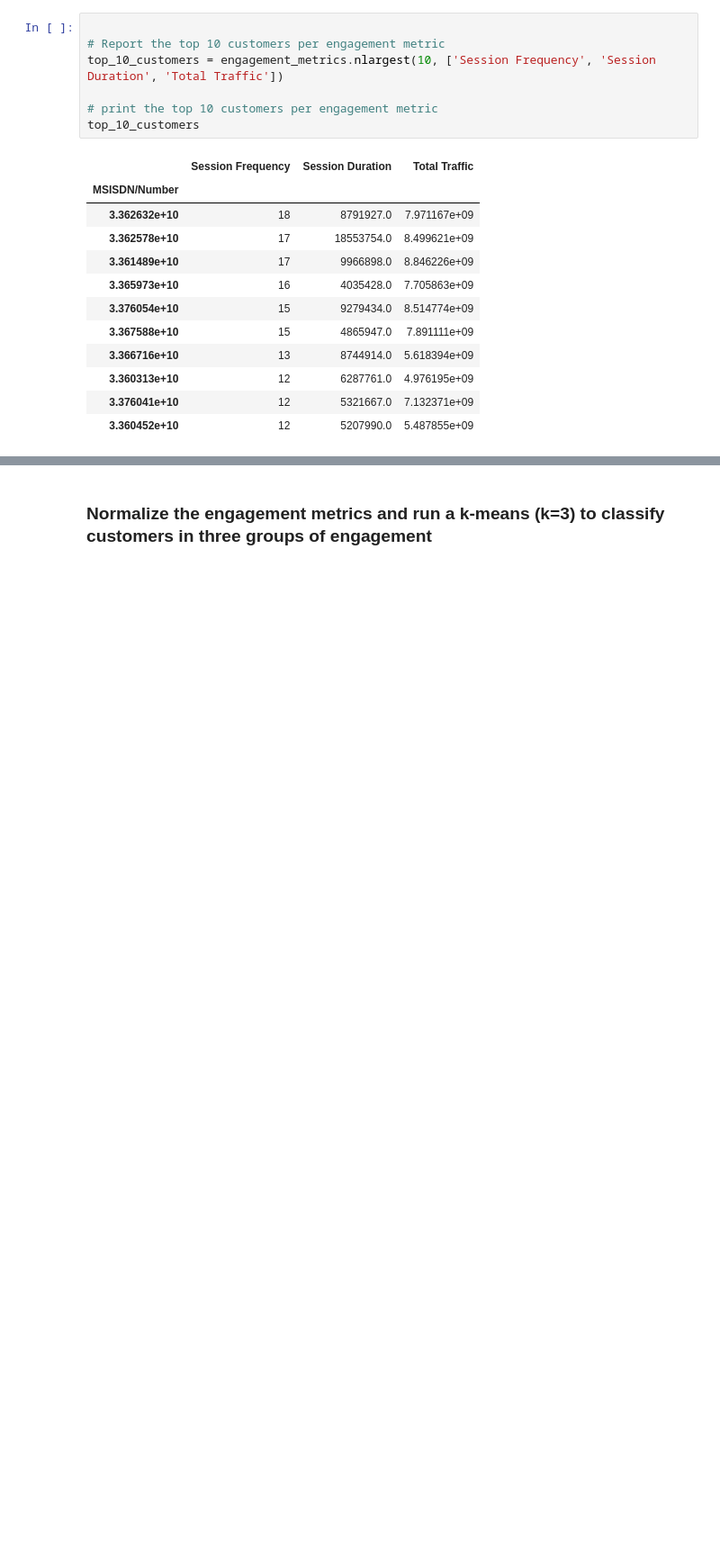
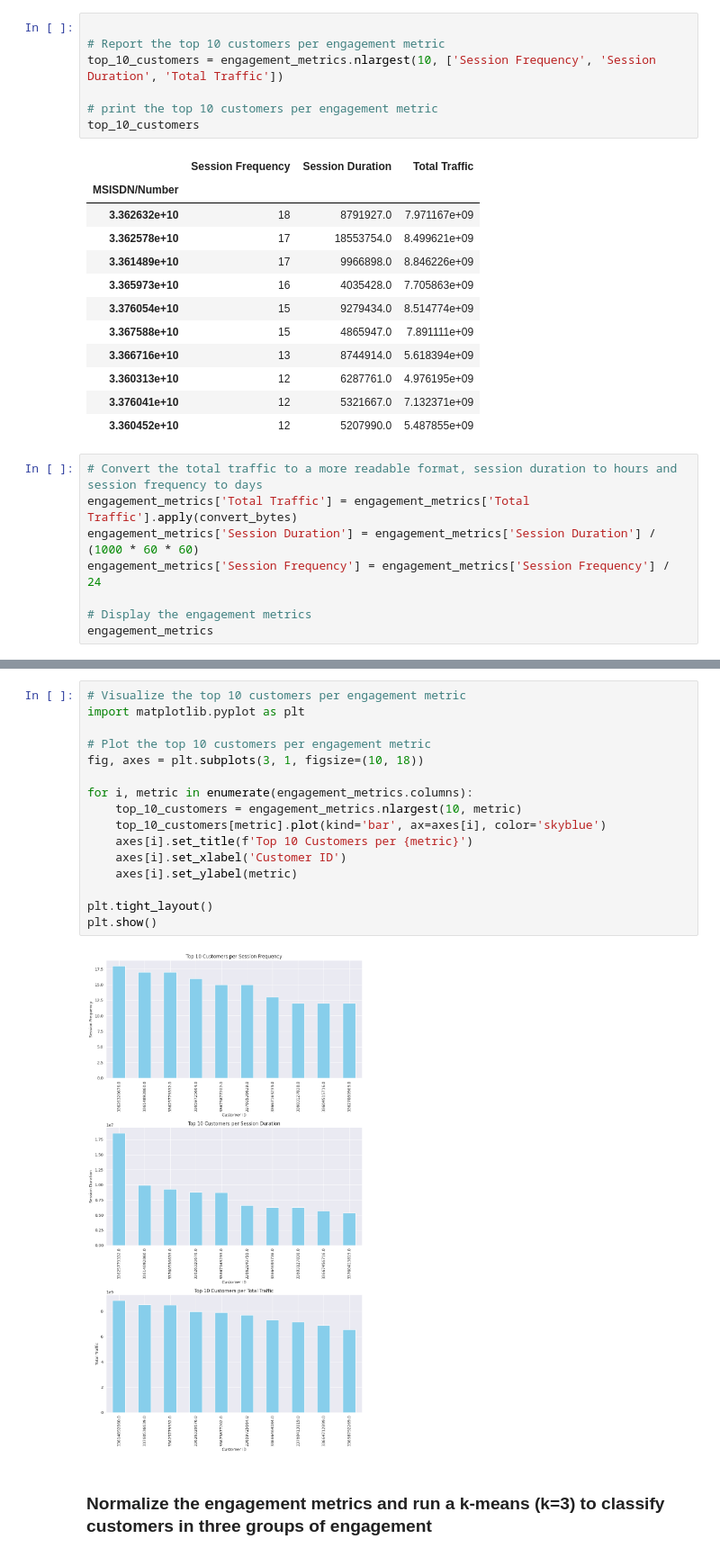
Before and after one commit to hillaryke/Telecom-User-Analytics, a Jupyter notebook: notebooks/task3-user-engagement.ipynb, the cells around one changed output, grey strips where cells are left out. Shown at 90% size. Drawn from its saved outputs; the diff is of its cells as text; blank space fills up the shorter version.

```diff
--- a/notebooks/task3-user-engagement.ipynb
+++ b/notebooks/task3-user-engagement.ipynb
@@ -46,3 +143,11 @@ top_10_customers
 | 3.360313e+10 | 12 | 6287761.0 | 4.976195e+09 |
 | 3.376041e+10 | 12 | 5321667.0 | 7.132371e+09 |
 | 3.360452e+10 | 12 | 5207990.0 | 5.487855e+09 |
+# %%
+# Convert the total traffic to a more readable format, session duration to hours and session frequency to days
+engagement_metrics['Total Traffic'] = engagement_metrics['Total Traffic'].apply(convert_bytes)
+engagement_metrics['Session Duration'] = engagement_metrics['Session Duration'] / (1000 * 60 * 60)
+engagement_metrics['Session Frequency'] = engagement_metrics['Session Frequency'] / 24
+
+# Display the engagement metrics
+engagement_metrics
@@ -49,3 +169,21 @@ top_10_customers
+# %%
+# Visualize the top 10 customers per engagement metric
+import matplotlib.pyplot as plt
+
+# Plot the top 10 customers per engagement metric
+fig, axes = plt.subplots(3, 1, figsize=(10, 18))
+
+for i, metric in enumerate(engagement_metrics.columns):
+    top_10_customers = engagement_metrics.nlargest(10, metric)
+    top_10_customers[metric].plot(kind='bar', ax=axes[i], color='skyblue')
+    axes[i].set_title(f'Top 10 Customers per {metric}')
+    axes[i].set_xlabel('Customer ID')
+    axes[i].set_ylabel(metric)
+
+plt.tight_layout()
+plt.show()
+# %% [output]
+[figure, added]
 # %% [markdown]
 ### Normalize the engagement metrics and run a k-means (k=3) to classify customers in three groups of engagement
 # %%
```
Also changed, not shown: parts of 12 cells of this notebook, 2 other files.
